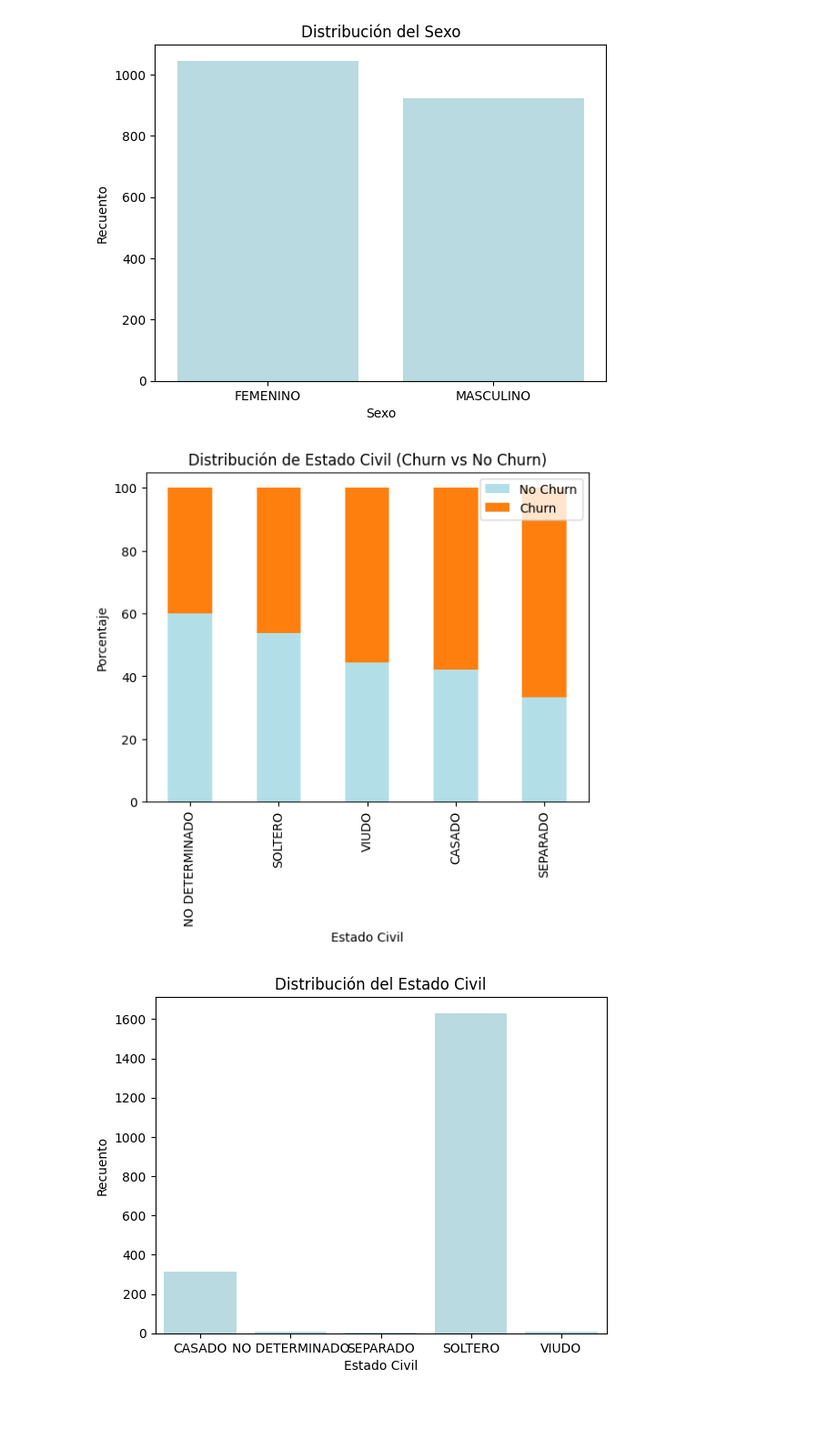
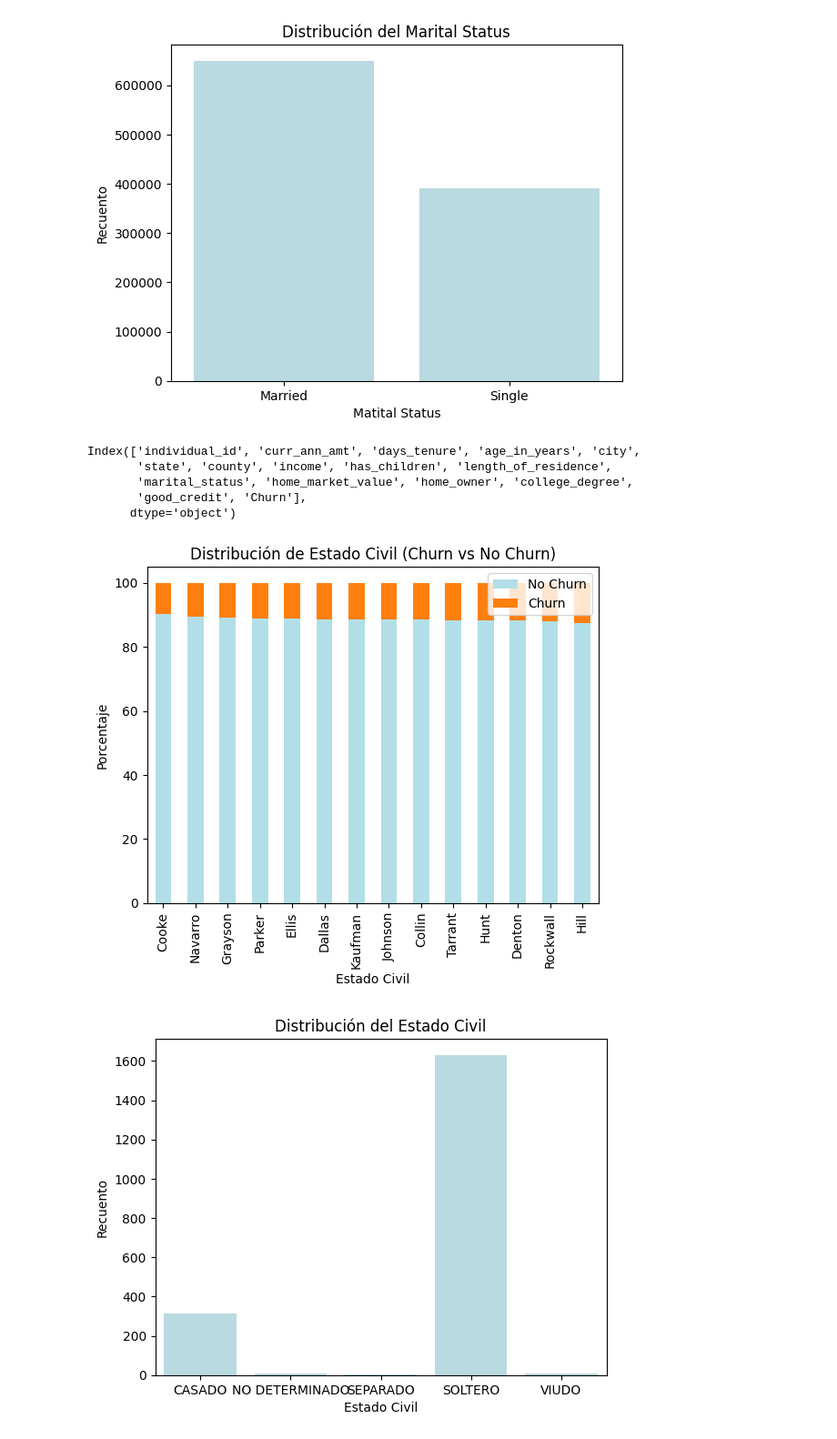
Before and after one commit to raphaelz306/DMC_Course, a Jupyter notebook: Integrador.ipynb, the cells around one changed output. Shown at 91% size. Cells and saved outputs as stored; diff of their text form; code cells hidden in the pictures; blank space fills up the shorter version.

```diff
--- a/Integrador.ipynb
+++ b/Integrador.ipynb
@@ -7,7 +7,7 @@ import seaborn as sns
 import matplotlib.pyplot as plt
 # %%
 #Lectura de data
-DATA = pd.read_csv('/content/DATA.csv')
+DATA = pd.read_csv('/content/autoinsurance_churn.csv')
 # %%
 #Revisión de data
 DATA.head()
@@ -16,6 +53,4 @@ DATA.info()
 # %%
 #Dropeo de columnas no relevantes
-col_drop = ['nombre_completo','motivo_salida']
-DATA = DATA.drop(col_drop, axis=1)
 DATA.head()
 # %% [output]
@@ -28,6 +63,6 @@ DATA.head()
 # %%
 #Reclasificación de Variables Categóricas
-categorical = ['sexo','est_civil','nse_agrup','ind_critico','region','ind_tenencia_hijos','ext_des_calificacion_sbs','profesional','segmento_sbs','historial_pagos']
+categorical = ['city','county','state','has_children','marital_status','home_market_value','home_owner','college_degree','good_credit']
 DATA[categorical] = DATA[categorical].astype('category')
 # %%
 #Análisis descriptivo: EDAD
@@ -63,49 +98,57 @@ import seaborn as sns
 import matplotlib.pyplot as plt
 
 # Obtener los recuentos de las categorías de sexo
-sexo_counts = DATA['sexo'].value_counts()
+MS_counts = DATA['marital_status'].value_counts()
 
 # Crear un gráfico de barras para la distribución del sexo
-sns.barplot(x=sexo_counts.index, y=sexo_counts.values, color='#B2DFE7')
-plt.title('Distribución del Sexo')
-plt.xlabel('Sexo')
+sns.barplot(x=MS_counts.index, y=MS_counts.values, color='#B2DFE7')
+plt.title('Distribución del Marital Status')
+plt.xlabel('Matital Status')
 plt.ylabel('Recuento')
 plt.show()
 # %% [output]
-[figure, old version]
+[figure, new version]
+# %%
+DATA.columns
+# %% [output]
+Index(['individual_id', 'curr_ann_amt', 'days_tenure', 'age_in_years', 'city',
+       'state', 'county', 'income', 'has_children', 'length_of_residence',
+       'marital_status', 'home_market_value', 'home_owner', 'college_degree',
+       'good_credit', 'Churn'],
+      dtype='object')
 # %%
-#Análisis descriptivo: EST CIVIL VS CHURN STACKED BARS
-# Agrupar los datos por 'est_civil' y 'target' y contar las ocurrencias
-grouped_data = DATA.groupby(['est_civil', 'target']).size().unstack()
+#Análisis descriptivo: COUNTY VS CHURN STACKED BARS
+# Agrupar los datos por 'COUNTY' y 'CHURN' y contar las ocurrencias
+grouped_data = DATA.groupby(['county', 'Churn']).size().unstack()
 
 # Calcular el total para cada categoría de 'est_civil'
 grouped_data['Total'] = grouped_data.sum(axis=1)
 
 # Reemplazar las categorías de 'target' si están escritas de manera diferente
-DATA['target'] = DATA['target'].replace({0: 'No Churn', 1: 'Churn'})
+DATA['Churn'] = DATA['Churn'].replace({0: 'No Churn', 1: 'Churn'})
 
 # Agrupar los datos por 'est_civil' y 'target' y contar las ocurrencias
-grouped_data = DATA.groupby(['est_civil', 'target']).size().unstack()
+grouped_data = DATA.groupby(['county', 'Churn']).size().unstack()
 
 # Calcular el total para cada categoría de 'est_civil'
 grouped_data['Total'] = grouped_data.sum(axis=1)
 
 # Calcular los porcentajes para cada categoría de 'est_civil'
 grouped_data['No Churn (%)'] = grouped_data['No Churn'] / grouped_data['Total'] * 100
 grouped_data['Churn (%)'] = grouped_data['Churn'] / grouped_data['Total'] * 100
 
 # Ordenar las categorías de 'est_civil' por el porcentaje de churn ascendente
 grouped_data = grouped_data.sort_values(by='Churn (%)')
 
 # Crear el gráfico de barras apiladas
 ax = grouped_data[['No Churn (%)', 'Churn (%)']].plot(kind='bar', stacked=True, color=['#B2DFE7', '#FF7F0E'])
-plt.title('Distribución de Estado Civil (Churn vs No Churn)')
-plt.xlabel('Estado Civil')
+plt.title('Distribución de County (Churn vs No Churn)')
+plt.xlabel('County')
 plt.ylabel('Porcentaje')
 plt.legend(labels=['No Churn', 'Churn'])
 plt.show()
 # %% [output]
-[figure, old version]
+[figure, new version]
 # %%
 # Obtener los recuentos de las categorías de estado civil
 estado_civil_counts = DATA['est_civil'].value_counts()
```
Also changed, not shown: parts of 7 cells of this notebook.
